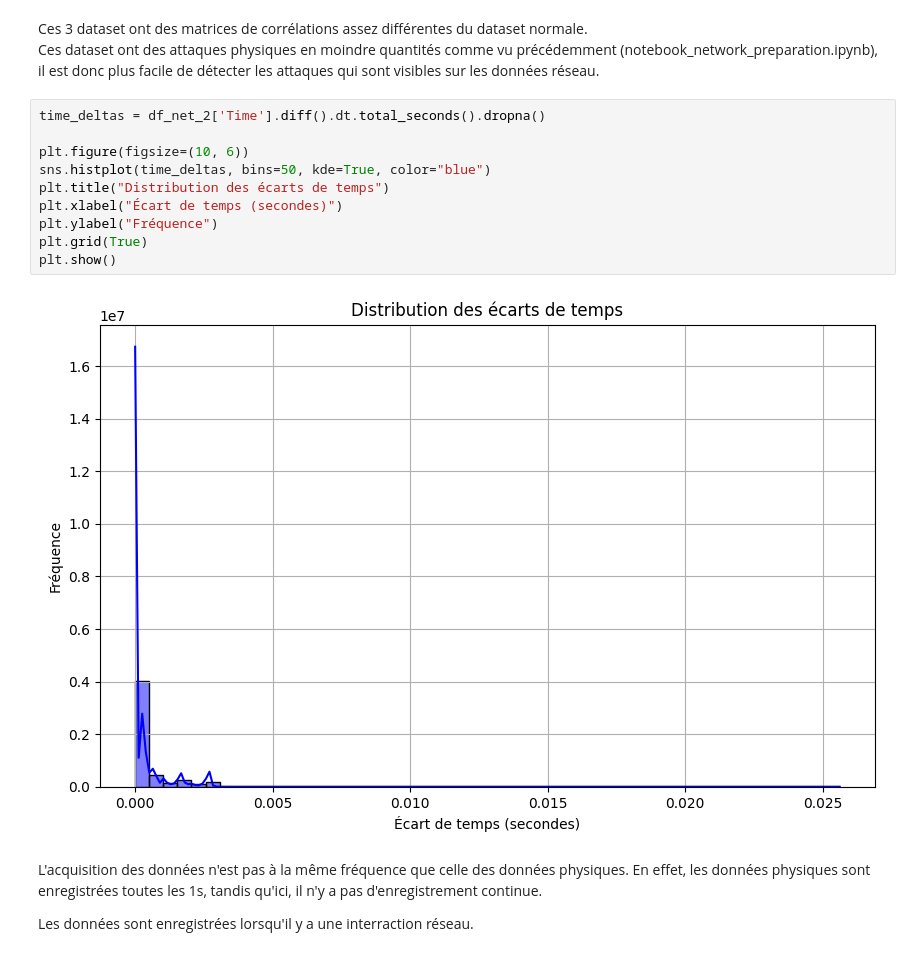
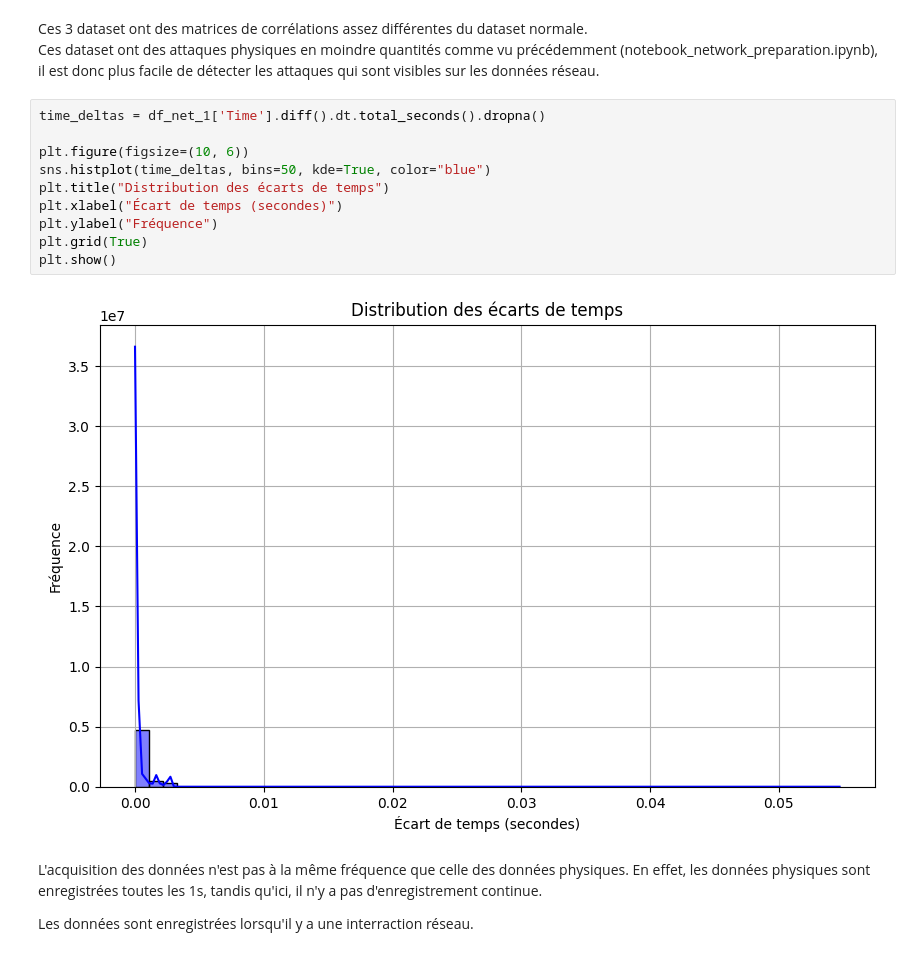
Before and after one commit to zoemarquis/anomaly-detection-project, a Jupyter notebook: notebooks/N_a3_EAD_network.ipynb, the cells around one changed output. Cells and saved outputs as stored; diff of their text form.

```diff
--- a/notebooks/N_a3_EAD_network.ipynb
+++ b/notebooks/N_a3_EAD_network.ipynb
@@ -379,17 +379,17 @@ Surement dû au fait que les attaques sont physique en grande partie dans ce dat
 Ces 3 dataset ont des matrices de corrélations assez différentes du dataset normale. \
 Ces dataset ont des attaques physiques en moindre quantités comme vu précédemment (notebook_network_preparation.ipynb), il est donc plus facile de détecter les attaques qui sont visibles sur les données réseau.
 # %%
-time_deltas = df_net_2['Time'].diff().dt.total_seconds().dropna()
+time_deltas = df_net_1['Time'].diff().dt.total_seconds().dropna()
 
 plt.figure(figsize=(10, 6))
 sns.histplot(time_deltas, bins=50, kde=True, color="blue")
 plt.title("Distribution des écarts de temps")
 plt.xlabel("Écart de temps (secondes)")
 plt.ylabel("Fréquence")
 plt.grid(True)
 plt.show()
 # %% [output]
-[figure, old version]
+[figure, new version]
 # %% [markdown]
 L'acquisition des données n'est pas à la même fréquence que celle des données physiques. En effet, les données physiques sont enregistrées toutes les 1s, tandis qu'ici, il n'y a pas d'enregistrement continue.
 
```
Also changed, not shown: 18 other files.
